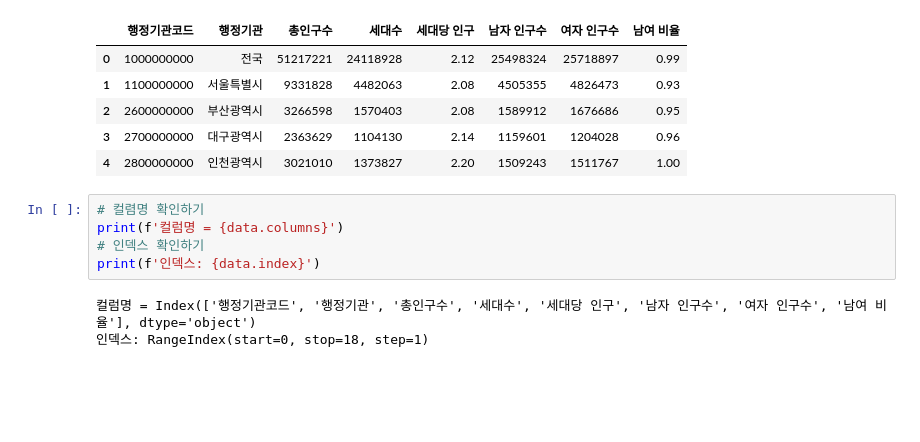
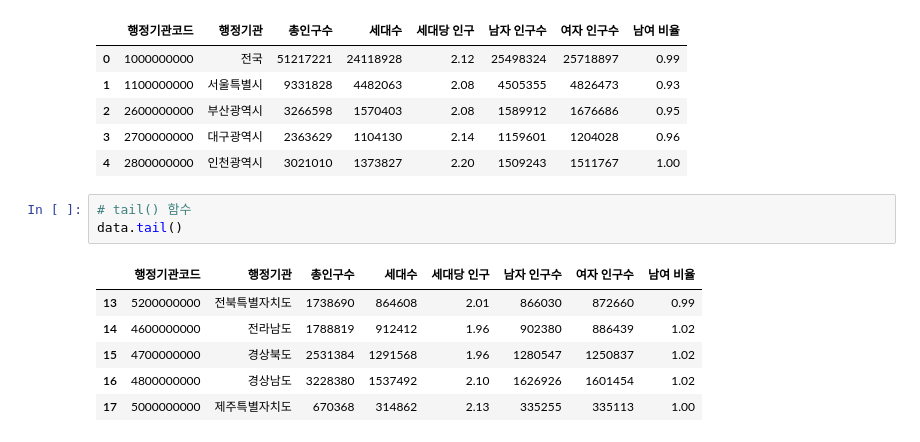
Before and after one commit to Eojinn/Python_Webscraping_analysis, a Jupyter notebook: 연습문제_웹스크래핑/04_인구현황분석.ipynb, the cells around one changed output. Saved outputs shown, nothing was run; the diff lists cells and outputs as text; blank space fills up the shorter version.

```diff
--- a/연습문제_웹스크래핑/04_인구현황분석.ipynb
+++ b/연습문제_웹스크래핑/04_인구현황분석.ipynb
@@ -20,11 +20,13 @@ data.head()
 | 2 | 2600000000 | 부산광역시 | 3266598 | 1570403 | 2.08 | 1589912 | 1676686 | 0.95 |
 | 3 | 2700000000 | 대구광역시 | 2363629 | 1104130 | 2.14 | 1159601 | 1204028 | 0.96 |
 | 4 | 2800000000 | 인천광역시 | 3021010 | 1373827 | 2.20 | 1509243 | 1511767 | 1.00 |
-# %%
-# 컬렴명 확인하기
-print(f'컬럼명 = {data.columns}')
-# 인덱스 확인하기
-print(f'인덱스: {data.index}')
-# %% [output]
-컬럼명 = Index(['행정기관코드', '행정기관', '총인구수', '세대수', '세대당 인구', '남자 인구수', '여자 인구수', '남여 비율'], dtype='object')
-인덱스: RangeIndex(start=0, stop=18, step=1)
+# %%
+# tail() 함수
+data.tail()
+# %% [output]
+|  | 행정기관코드 | 행정기관 | 총인구수 | 세대수 | 세대당 인구 | 남자 인구수 | 여자 인구수 | 남여 비율 |
+| 13 | 5200000000 | 전북특별자치도 | 1738690 | 864608 | 2.01 | 866030 | 872660 | 0.99 |
+| 14 | 4600000000 | 전라남도 | 1788819 | 912412 | 1.96 | 902380 | 886439 | 1.02 |
+| 15 | 4700000000 | 경상북도 | 2531384 | 1291568 | 1.96 | 1280547 | 1250837 | 1.02 |
+| 16 | 4800000000 | 경상남도 | 3228380 | 1537492 | 2.10 | 1626926 | 1601454 | 1.02 |
+| 17 | 5000000000 | 제주특별자치도 | 670368 | 314862 | 2.13 | 335255 | 335113 | 1.00 |
```
Also changed, not shown: parts of 7 cells of this notebook, 4 other files.
